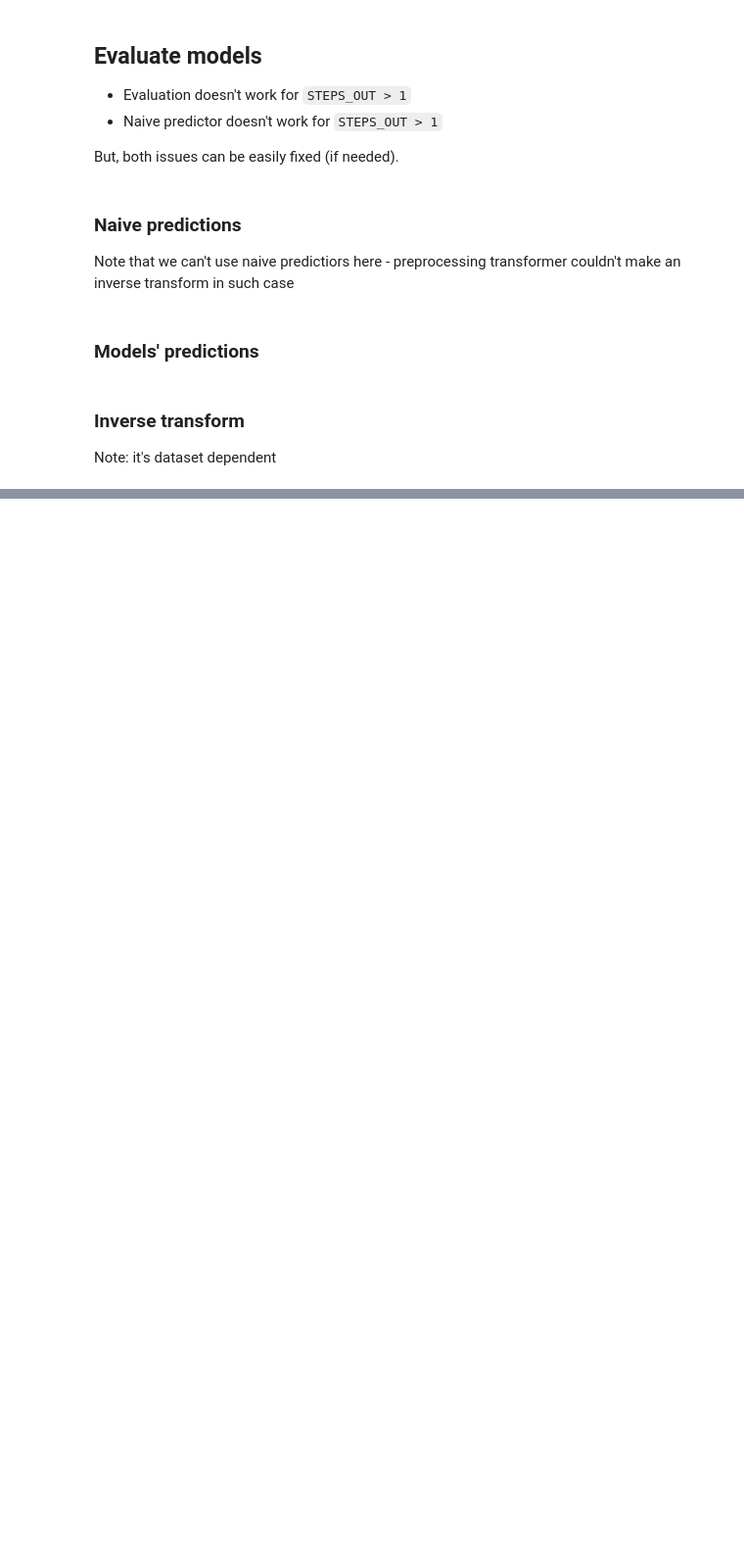
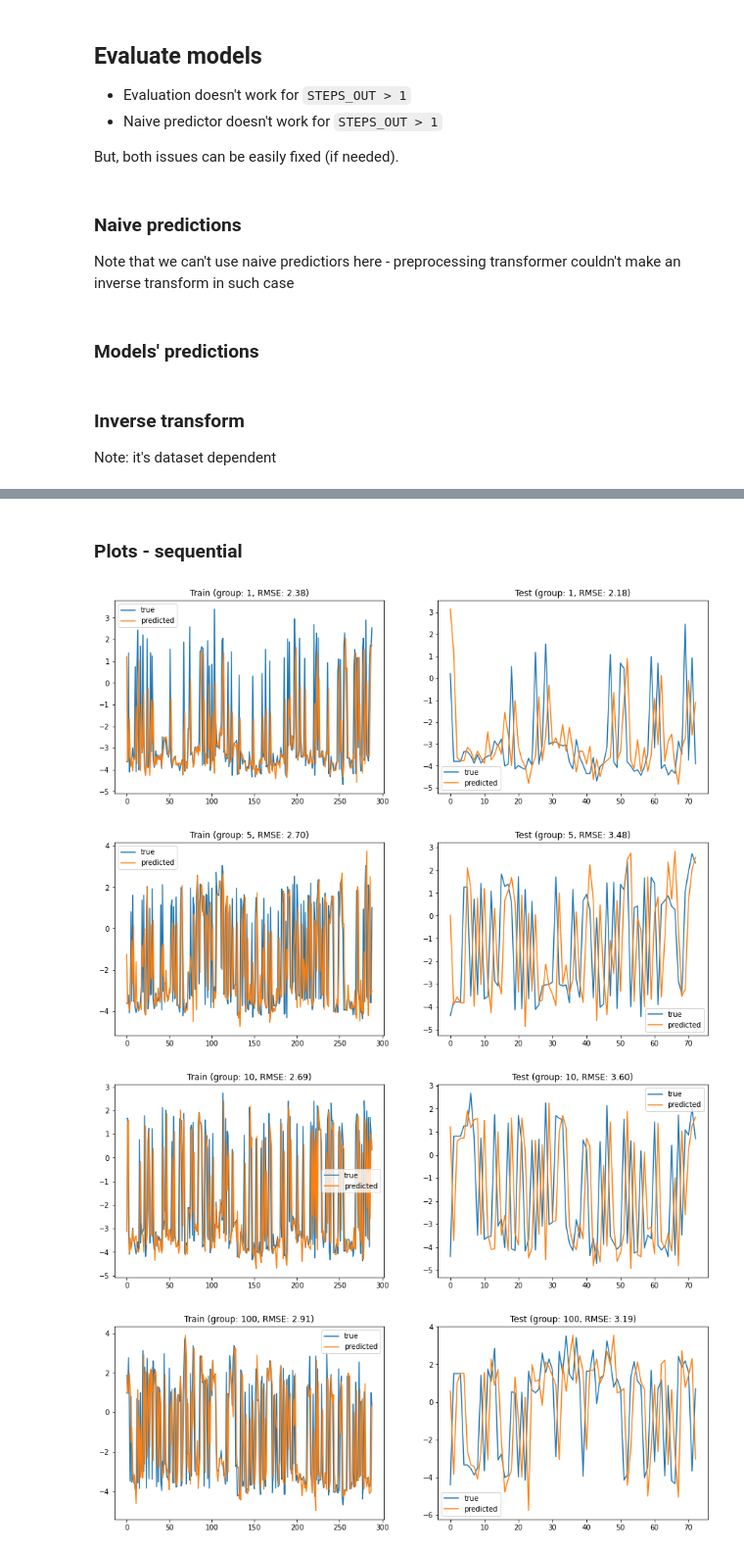
Before and after one commit to zuzannakarwowska/microbiome_interactions_project, a Jupyter notebook: notebooks/demo_MLP_dataset-specific.ipynb, the cells around one changed output, grey strips where cells are left out. Shown at 98% size. Drawn from its saved outputs; the diff is of its cells as text; code cells hidden in the pictures; blank space fills up the shorter version.

```diff
--- a/notebooks/demo_MLP_dataset-specific.ipynb
+++ b/notebooks/demo_MLP_dataset-specific.ipynb
@@ -323 +350,12 @@ for group in [1, 5, 10, 100, 150]:
+# %% [markdown]
+### Plots - sequential
+# %%
+for group in [1, 5, 10, 100]:
+    plot_series(pd.DataFrame(train_y), pd.DataFrame(train_yhat_seq), None,
+                pd.DataFrame(test_y), pd.DataFrame(test_yhat_seq), None, group)
+# %% [output]
+[figure, added]
+[figure, added]
+[figure, added]
+[figure, added]
 # %%
```
Also changed, not shown: parts of 21 cells of this notebook, 2 other files.
